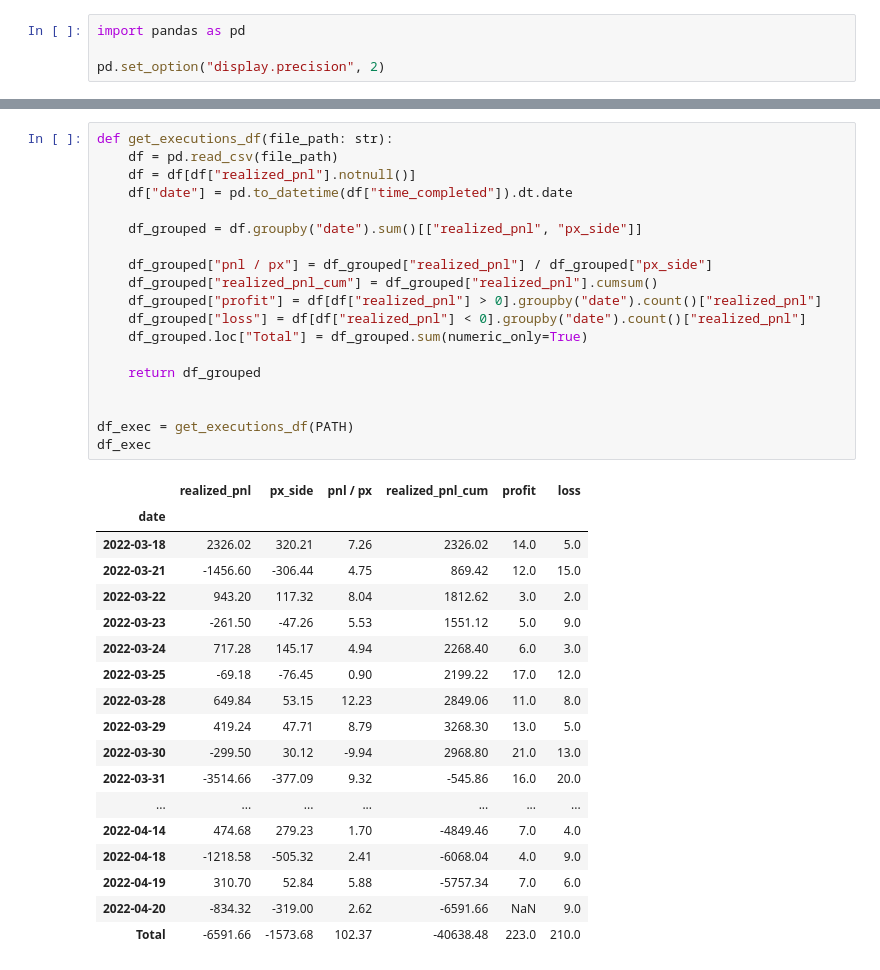
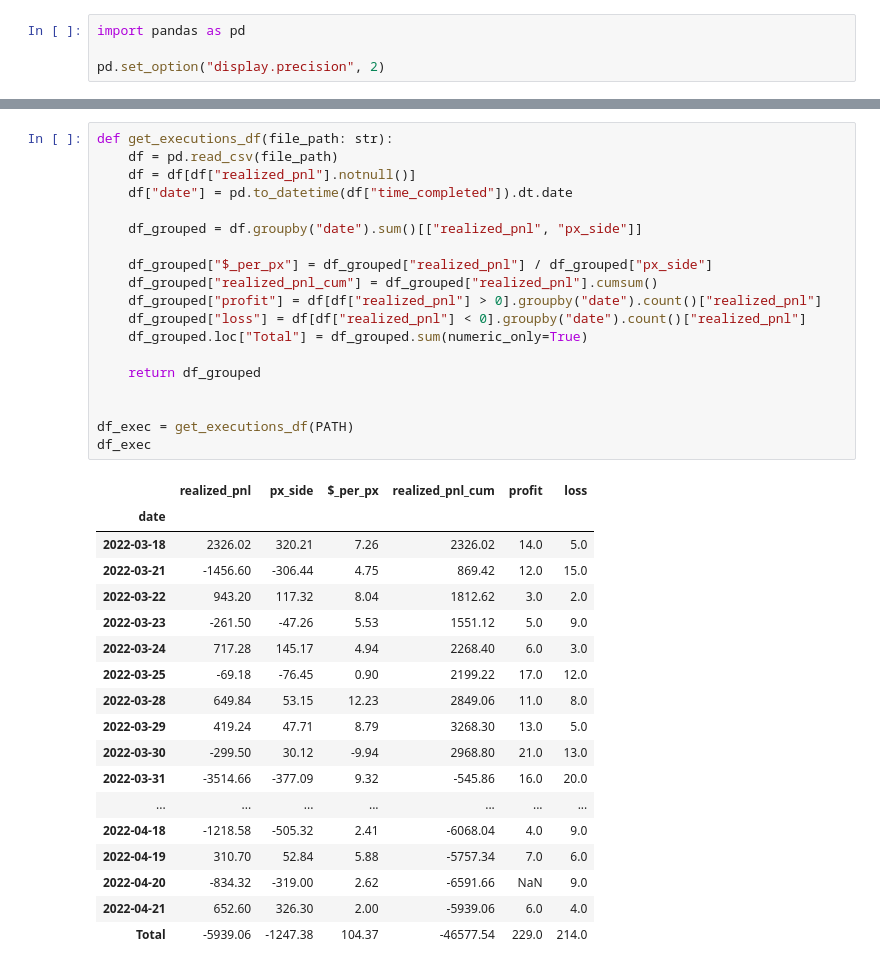
Before and after one commit to RaenonX-Finance/rx-trade-ib, a Jupyter notebook: archive/notebooks/execution_analysis.ipynb, the cells around one changed output, grey strips where cells are left out. Cells and saved outputs as stored; diff of their text form.

```diff
--- a/archive/notebooks/execution_analysis.ipynb
+++ b/archive/notebooks/execution_analysis.ipynb
@@ -12,24 +12,24 @@ PATH
 # %%
 def get_executions_df(file_path: str):
     df = pd.read_csv(file_path)
     df = df[df["realized_pnl"].notnull()]
     df["date"] = pd.to_datetime(df["time_completed"]).dt.date
 
     df_grouped = df.groupby("date").sum()[["realized_pnl", "px_side"]]
 
-    df_grouped["pnl / px"] = df_grouped["realized_pnl"] / df_grouped["px_side"]
+    df_grouped["$_per_px"] = df_grouped["realized_pnl"] / df_grouped["px_side"]
     df_grouped["realized_pnl_cum"] = df_grouped["realized_pnl"].cumsum()
     df_grouped["profit"] = df[df["realized_pnl"] > 0].groupby("date").count()["realized_pnl"]
     df_grouped["loss"] = df[df["realized_pnl"] < 0].groupby("date").count()["realized_pnl"]
     df_grouped.loc["Total"] = df_grouped.sum(numeric_only=True)
 
     return df_grouped
 
 
 df_exec = get_executions_df(PATH)
 df_exec
 # %% [output]
-|  | realized_pnl | px_side | pnl / px | realized_pnl_cum | profit | loss |
+|  | realized_pnl | px_side | $_per_px | realized_pnl_cum | profit | loss |
 | date |  |  |  |  |  |  |
 | 2022-03-18 | 2326.02 | 320.21 | 7.26 | 2326.02 | 14.0 | 5.0 |
 | 2022-03-21 | -1456.60 | -306.44 | 4.75 | 869.42 | 12.0 | 15.0 |
@@ -42,11 +42,11 @@ df_exec
 | 2022-03-30 | -299.50 | 30.12 | -9.94 | 2968.80 | 21.0 | 13.0 |
 | 2022-03-31 | -3514.66 | -377.09 | 9.32 | -545.86 | 16.0 | 20.0 |
 | ... | ... | ... | ... | ... | ... | ... |
-| 2022-04-14 | 474.68 | 279.23 | 1.70 | -4849.46 | 7.0 | 4.0 |
 | 2022-04-18 | -1218.58 | -505.32 | 2.41 | -6068.04 | 4.0 | 9.0 |
 | 2022-04-19 | 310.70 | 52.84 | 5.88 | -5757.34 | 7.0 | 6.0 |
 | 2022-04-20 | -834.32 | -319.00 | 2.62 | -6591.66 | NaN | 9.0 |
-| Total | -6591.66 | -1573.68 | 102.37 | -40638.48 | 223.0 | 210.0 |
+| 2022-04-21 | 652.60 | 326.30 | 2.00 | -5939.06 | 6.0 | 4.0 |
+| Total | -5939.06 | -1247.38 | 104.37 | -46577.54 | 229.0 | 214.0 |
 # %%
 def get_executions_ungroup(file_path: str):
     df = pd.read_csv(file_path)
```
Also changed, not shown: parts of 3 cells of this notebook, 2 other files.
